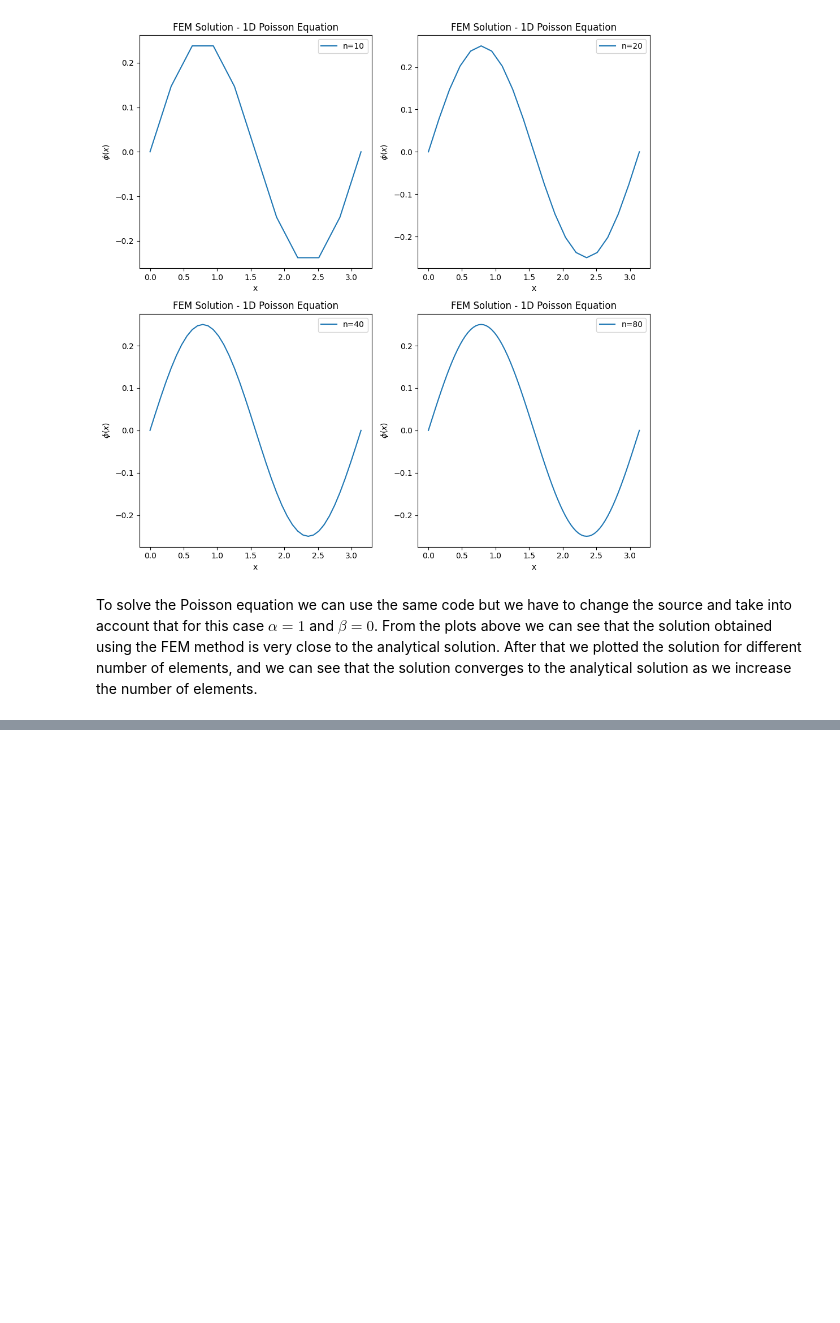
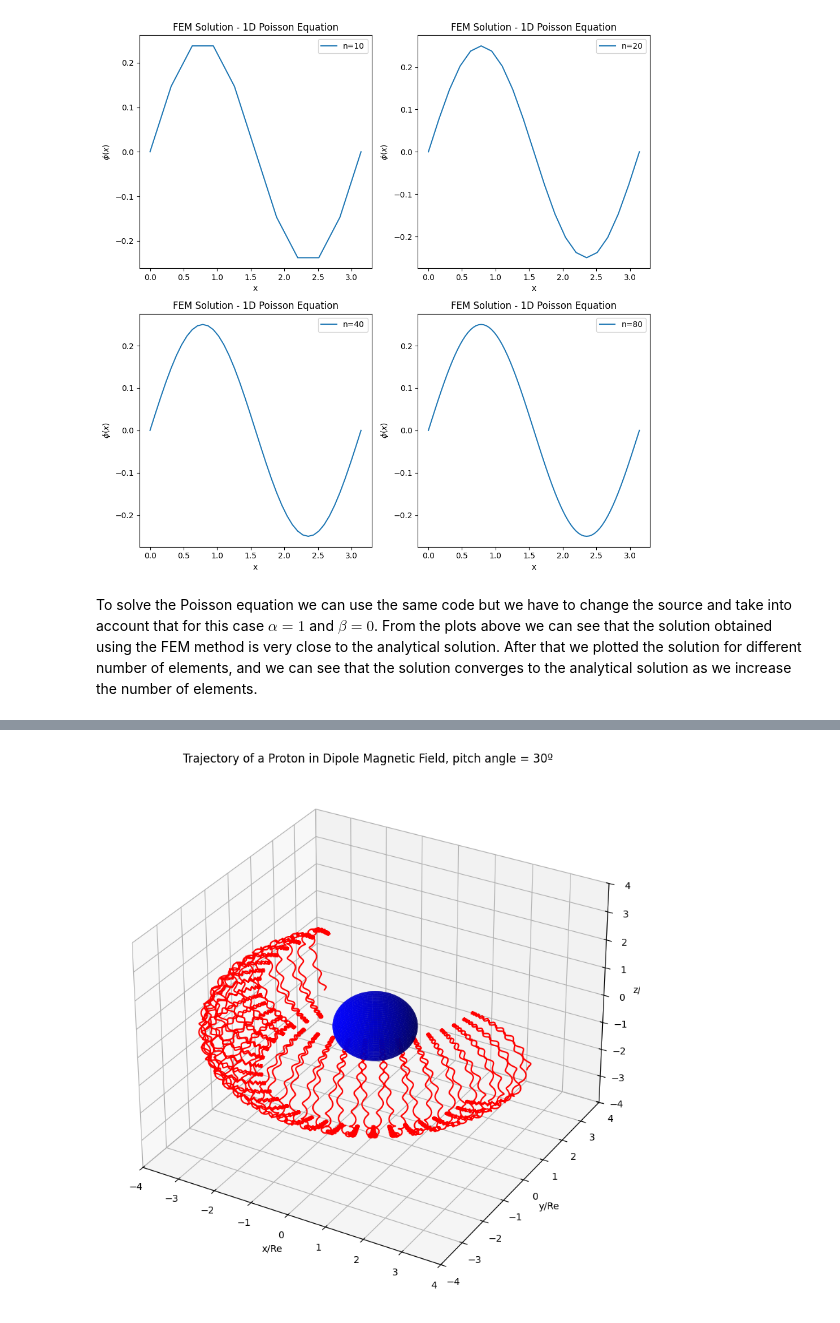
Before and after one commit to joaopedrobiu6/CompElectroMag, a Jupyter notebook: pro3/Assignment3.ipynb, the cells around one changed output, grey strips where cells are left out. Cells and saved outputs as stored; diff of their text form; code cells hidden in the pictures; blank space fills up the shorter version.

```diff
--- a/pro3/Assignment3.ipynb
+++ b/pro3/Assignment3.ipynb
@@ -382,0 +385,9 @@ After that we plotted the solution for different number of elements, and we can
+# %%
+from scipy.integrate import solve_ivp
+from scipy.constants import e, m_e, m_p, c
+
+B0 = 3.12e-5  # Tesla
+Re = 6378137  # meter (Earth radius)
+
+# choose if electron if proton
+m = m_p
@@ -382,0 +480,28 @@ After that we plotted the solution for different number of elements, and we can
+# %%
+# Plotting the trajectory
+fig = plt.figure(figsize=(10, 10))
+ax = fig.add_subplot(111, projection='3d')
+ax.plot(x_sol_30[:, 0] / Re, x_sol_30[:, 1] / Re, x_sol_30[:, 2] / Re, 'r')
+
+# Add a sphere at the center
+u = np.linspace(0, 2 * np.pi, 100)
+v = np.linspace(0, np.pi, 100)
+x = 1 * np.outer(np.cos(u), np.sin(v))
+y = 1 * np.outer(np.sin(u), np.sin(v))
+z = 1 * np.outer(np.ones(np.size(u)), np.cos(v))
+ax.plot_surface(x, y, z, color='b', alpha=0.9)
+
+
+ax.set_xlabel('x/Re')
+ax.set_ylabel('y/Re')
+ax.set_zlabel('z/Re')
+ax.set_title('Trajectory of a Proton in Dipole Magnetic Field, pitch angle = 30º')
+
+# Set axis limits
+ax.set_xlim([-4, 4])
+ax.set_ylim([-4, 4])
+ax.set_zlim([-4, 4])
+
+plt.show()
+# %% [output]
+[figure, added]
```
Also changed, not shown: parts of 19 cells of this notebook, 1 other file.
